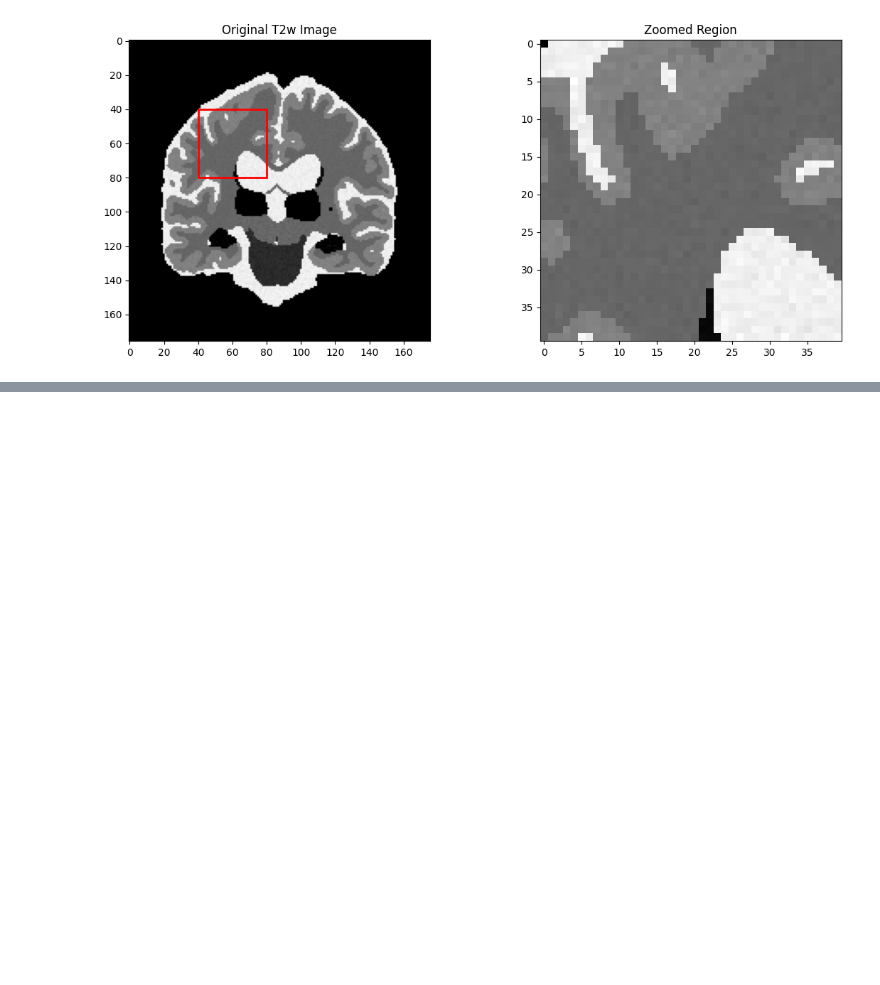
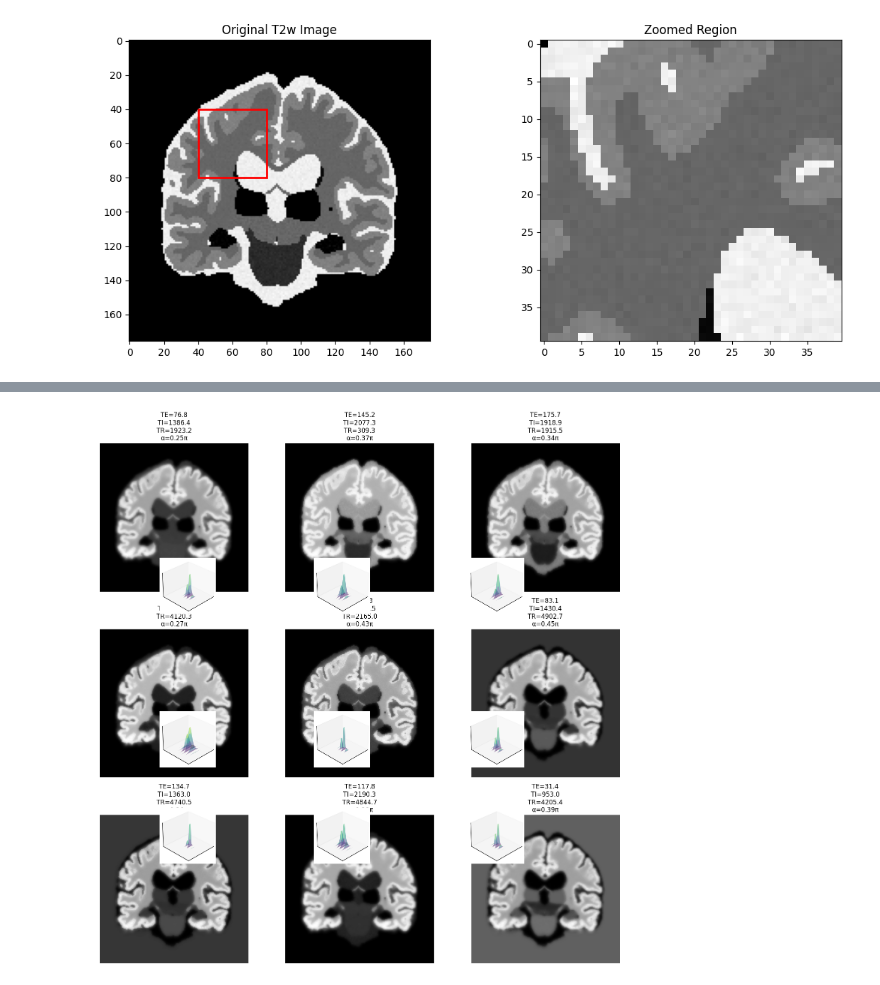
Before and after one commit to qimingcui/SynthSeg, a Jupyter notebook: scripts/custom/quant_test_synth_data.ipynb, the cells around one changed output, grey strips where cells are left out. Saved outputs shown, nothing was run; the diff lists cells and outputs as text; code cells hidden in the pictures; blank space fills up the shorter version.

```diff
--- a/scripts/custom/quant_test_synth_data.ipynb
+++ b/scripts/custom/quant_test_synth_data.ipynb
@@ -255,0 +258,92 @@ plt.show()
+# %%
+# Create figure with 9 subplots
+fig, axes = plt.subplots(3, 3, figsize=(15, 15))
+axes = axes.ravel()
+
+# Base parameters
+base_params = FLAIR_params.copy()
+
+# Parameter ranges for random sampling
+param_ranges = {
+    'TE': (0, 200),    # Echo time range in ms
+    'TI': (0, 2600), # Inversion time range in ms
+    'TR': (0, 6000), # Repetition time range in ms
+    'alpha': (np.pi/4, np.pi/2) # Flip angle range in radians
+}
+
+# Generate 9 random parameter combinations
+for i in range(9):
+    # Randomly sample parameters
+    params = base_params.copy()
+    params['TE'] = np.random.uniform(*param_ranges['TE'])
+    params['TI'] = np.random.uniform(*param_ranges['TI'])
+    params['TR'] = np.random.uniform(*param_ranges['TR'])
+    params['alpha'] = np.random.uniform(*param_ranges['alpha'])
+
+    # Calculate synthetic image
+    synth_img = calculate_ir_signal(**params)
+
+    # Normalize image
+    synth_img = (synth_img - np.min(synth_img)) / (np.max(synth_img) - np.min(synth_img))
+    # Apply random anisotropic 3D Gaussian filter over the entire synthetic image
+    base_sigma = np.random.uniform(0.2, 0.5)    # Base sigma value
+    anisotropy_xy = np.random.uniform(0.5, 1.5) # Random anisotropy factor for xy plane
+    anisotropy_z = np.random.uniform(0.5, 1.5)  # Random anisotropy factor for z direction
+    sigma = (base_sigma,                         # x direction
+            base_sigma * anisotropy_xy,          # y direction (stretched in xy plane)
+            base_sigma * anisotropy_z)           # z direction (independent stretching)
+    filtered_img = gaussian_filter(synth_img, sigma=sigma)
+
+    # Create visualization of the 3D Gaussian filter
+    x = y = z = np.linspace(-3, 3, 20)
+    X, Y, Z = np.meshgrid(x, y, z)
+    gaussian = np.exp(-(X**2/(2*sigma[0]**2) + Y**2/(2*sigma[1]**2) + Z**2/(2*sigma[2]**2)))
+    # Create small subplot for 3D filter visualization
+    y_offset = -0.15 if i >= 6 else -0.25  # Increased offset to accommodate 3D plot
+    filter_ax = fig.add_axes([axes[i].get_position().x0 + 0.02,
+                             axes[i].get_position().y1 + y_offset,
+                             0.1, 0.1], projection='3d')  # Larger size, 3D projection
+
+    # Plot 3D surface of Gaussian filter
+    X, Y = np.meshgrid(x, z)
+    for j in range(0, gaussian.shape[1], 2):  # Plot every other y-slice for clarity
+        Z = gaussian[:, j, :]
+        filter_ax.plot_surface(X, np.full_like(X, y[j]), Z,
+                             alpha=0.3, cmap='viridis')
+
+    # Customize 3D plot
+    filter_ax.set_xticks([])
+    filter_ax.set_yticks([])
+    filter_ax.set_zticks([])
+    filter_ax.view_init(elev=30, azim=45)  # Set viewing angle
+
+    # Apply random 3D Lorentzian filter with small kernel
+    gamma = np.random.uniform(0.2, .5)  # Random gamma parameter
+    kernel_size = 5  # Small kernel size
+
+    # Create 3D coordinate grids for small kernel
+    x, y, z = np.ogrid[-kernel_size//2:kernel_size//2+1,
+                       -kernel_size//2:kernel_size//2+1,
+                       -kernel_size//2:kernel_size//2+1]
+
+    # Create small 3D Lorentzian kernel
+    kernel = 1 / (1 + (x**2 + y**2 + z**2)/(gamma**2))
+    kernel = kernel / kernel.sum()  # Normalize
+
+    # Apply 3D convolution with small kernel
+    filtered_img = scipy.ndimage.convolve(filtered_img, kernel, mode='reflect')
+    filtered_img = (filtered_img - np.min(filtered_img)) / (np.max(filtered_img) - np.min(filtered_img))  # Renormalize
+
+    filtered_img = filtered_img[:,100,:]  # Take the middle slice after filtering
+
+    # Plot image
+    axes[i].imshow(np.flipud(filtered_img.T), cmap='gray')
+    axes[i].set_title(f'TE={params["TE"]:.1f}\nTI={params["TI"]:.1f}\nTR={params["TR"]:.1f}\nα={params["alpha"]/np.pi:.2f}π')
+    axes[i].axis('off')
+
+plt.tight_layout()
+plt.show()
+# Save the figure
+# plt.savefig('images/flair_parameter_variations_gaussian.png', bbox_inches='tight', dpi=300)
+# %% [output]
+[figure, added]
```
Also changed, not shown: parts of 5 cells of this notebook, 3 other files.
